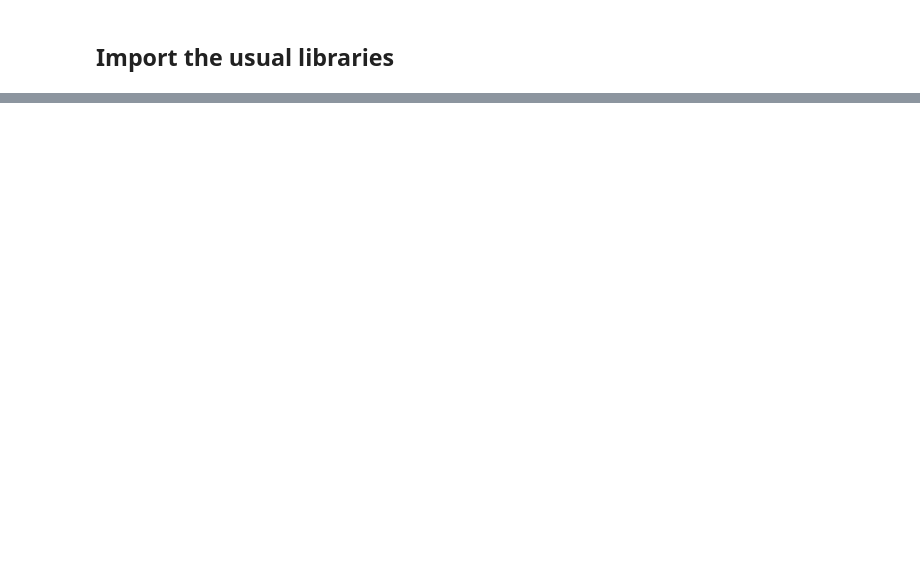
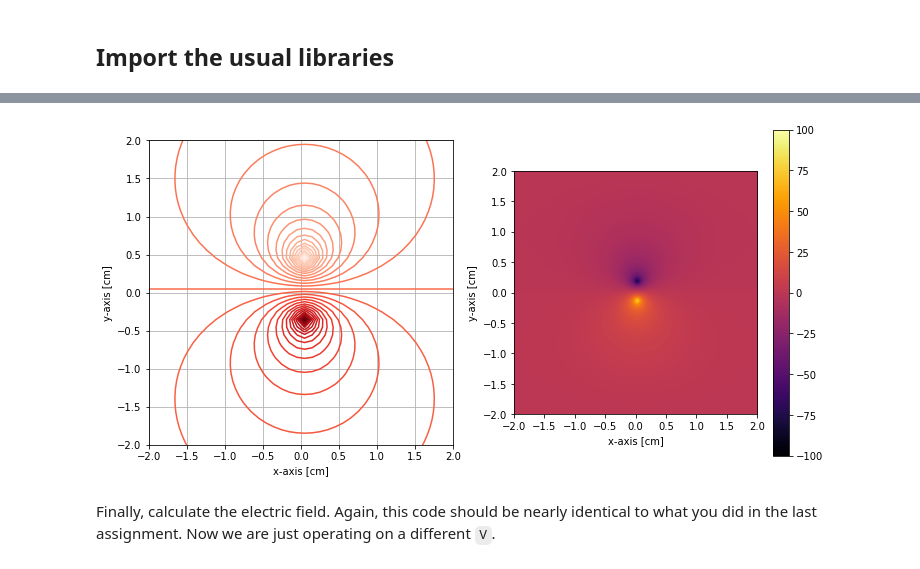
Before and after one commit to Phys260WI2020/HW4, a Jupyter notebook: HW_04.ipynb, the cells around one changed output, grey strips where cells are left out. Cells and saved outputs as stored; diff of their text form; code cells hidden in the pictures; blank space fills up the shorter version.

Commit message:
swapped out adjusted assignment for this week - need to look over for edits still

````diff
--- a/HW_04.ipynb
+++ b/HW_04.ipynb
@@ -228,0 +49,5 @@ plt.show()
+# %%
+V = np.zeros((12,12))
+print(V)
+V = impose_boundary_conditions(V)
+print(V)
@@ -228,0 +84,21 @@ plt.show()
+# %%
+Npoints = 100   # grid will be Npoints x Npoints
+x, y = np.meshgrid(np.linspace(-5,5,Npoints),
+                  np.linspace(-5,5,Npoints))
+V = np.zeros((Npoints,Npoints))   # bigger grid
+V = impose_boundary_conditions(V)   # initialize the grid
+
+# main loop:
+N_iter = 0    # counter for number of iterations
+tolerance = 0.001     # stop when all values change by less than this amount.
+error = 1000
+max_iter = 100000     # avoid an infinite loop
+max_err = np.zeros(max_iter)  # container to track error vs. iteration number
+while error>tolerance and N_iter<max_iter:
+    Vold = V
+    V = relax(Vold)
+    error = np.max(np.abs(V-Vold))   # largest difference between new and old values
+    max_err[N_iter] = error
+    N_iter +=1
+
+print("Convergence after", N_iter," iterations")
@@ -228,0 +119,21 @@ plt.show()
+# %%
+fig, (ax1, ax2) = plt.subplots(1,2, figsize=(12,6))
+contour1 = ax1.contour(x,y,V, levels=np.arange(-100,100,5),cmap=cm.Reds)    # This gives an unfilled plot
+#ax1.clabel(contour1, fontsize=10, colors='black')  # label the contours
+ax1.grid()
+ax1.set_aspect('equal')
+ax1.set_ylabel('y-axis [cm]')
+ax1.set_xlabel('x-axis [cm]')
+ax1.set_xlim([-2,2])
+ax1.set_ylim([-2,2])
+
+img = ax2.imshow(V, origin='lower', interpolation='bicubic', cmap=cm.inferno,
+                extent=[-2,2,-2,2])
+
+ax2.set_ylabel('y-axis [cm]')
+ax2.set_xlabel('x-axis [cm]')
+cbar = fig.colorbar(img)
+# %% [output]
+[figure, added]
+# %% [markdown]
+Finally, calculate the electric field. Again, this code should be nearly identical to what you did in the last assignment. Now we are just operating on a different ```V```.
````
Also changed, not shown: parts of 52 cells of this notebook.
